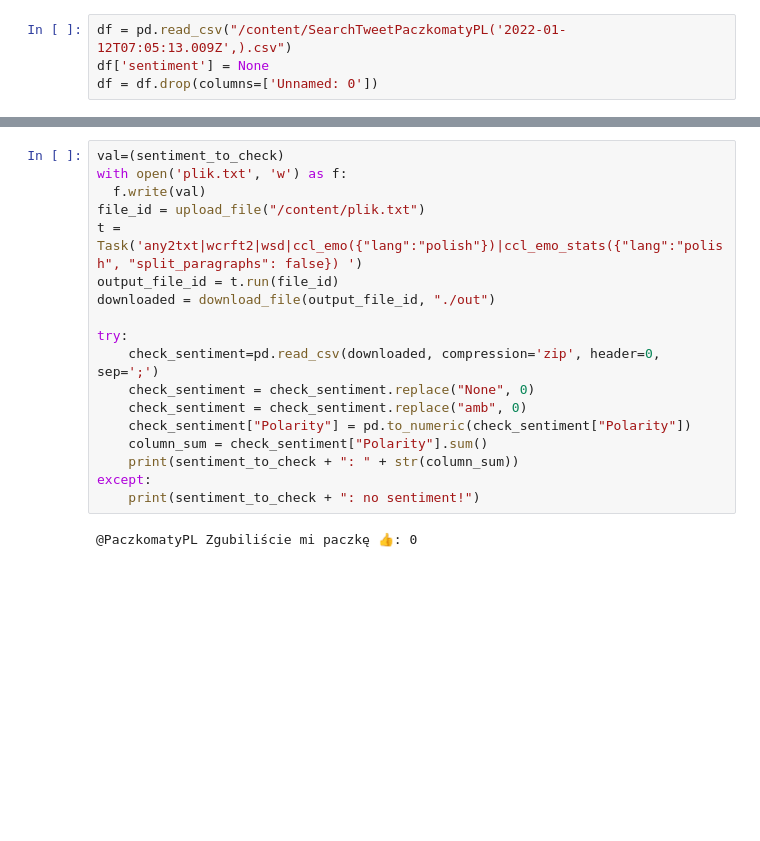
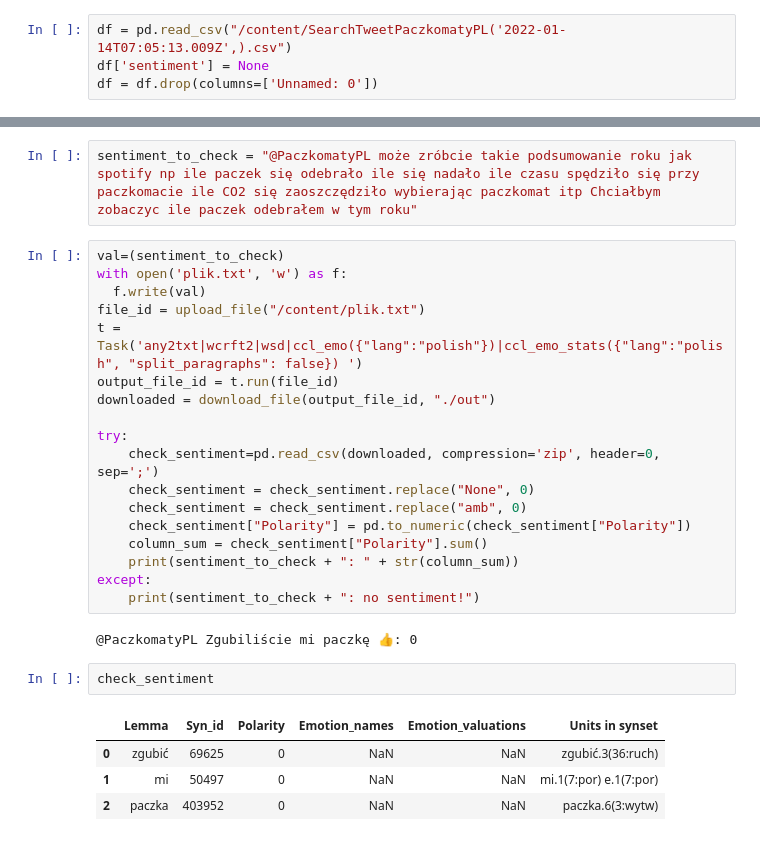
Before and after one commit to zuzannazak/Presentations, a Jupyter notebook: 2022_01_14_spotkanie_katedry.ipynb, the cells around one changed output, grey strips where cells are left out. Saved outputs shown, nothing was run; the diff lists cells and outputs as text; blank space fills up the shorter version.

```diff
--- a/2022_01_14_spotkanie_katedry.ipynb
+++ b/2022_01_14_spotkanie_katedry.ipynb
@@ -222,7 +225,7 @@ import os
 from lpmn_client import download_file, upload_file
 from lpmn_client import Task
 # %%
-df = pd.read_csv("/content/SearchTweetPaczkomatyPL('2022-01-12T07:05:13.009Z',).csv")
+df = pd.read_csv("/content/SearchTweetPaczkomatyPL('2022-01-14T07:05:13.009Z',).csv")
 df['sentiment'] = None
 df = df.drop(columns=['Unnamed: 0'])
 # %%
@@ -292,3 +285,5 @@ sentiment_to_check = "@PaczkomatyPL Zgubiliście mi paczkę 👍"
+# %%
+sentiment_to_check = "@PaczkomatyPL może zróbcie takie podsumowanie roku jak spotify np ile paczek się odebrało ile się nadało ile czasu spędziło się przy paczkomacie ile CO2 się zaoszczędziło wybierając paczkomat itp Chciałbym zobaczyc ile paczek odebrałem w tym roku"
 # %%
 val=(sentiment_to_check)
 with open('plik.txt', 'w') as f:
@@ -309,3 +304,10 @@ except:
     print(sentiment_to_check + ": no sentiment!")
 # %% [output]
 @PaczkomatyPL Zgubiliście mi paczkę 👍: 0
+# %%
+check_sentiment
+# %% [output]
+|  | Lemma | Syn_id | Polarity | Emotion_names | Emotion_valuations | Units in synset |
+| 0 | zgubić | 69625 | 0 | NaN | NaN | zgubić.3(36:ruch) |
+| 1 | mi | 50497 | 0 | NaN | NaN | mi.1(7:por) e.1(7:por) |
+| 2 | paczka | 403952 | 0 | NaN | NaN | paczka.6(3:wytw) |
```
Also changed, not shown: parts of 11 cells of this notebook.
